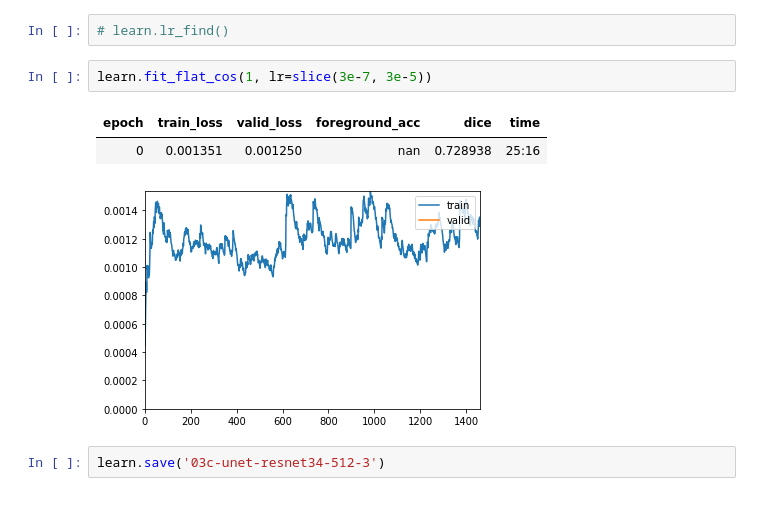
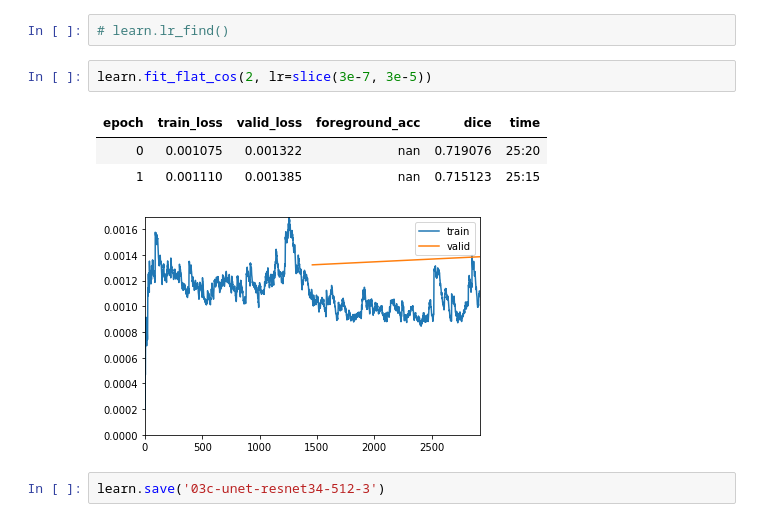
Before and after one commit to mrkcmd/bualabs, a Jupyter notebook: nbs/03c_image_segmentation_siim_acr_pneumothorax_fastai2.ipynb, the cells around one changed output. Cells and saved outputs as stored; diff of their text form.

```diff
--- a/nbs/03c_image_segmentation_siim_acr_pneumothorax_fastai2.ipynb
+++ b/nbs/03c_image_segmentation_siim_acr_pneumothorax_fastai2.ipynb
@@ -739,11 +739,12 @@ learn.unfreeze()
 # %%
 # learn.lr_find()
 # %%
-learn.fit_flat_cos(1, lr=slice(3e-7, 3e-5))
+learn.fit_flat_cos(2, lr=slice(3e-7, 3e-5))
 # %% [output]
 | epoch | train_loss | valid_loss | foreground_acc | dice | time |
-| 0 | 0.001351 | 0.001250 | nan | 0.728938 | 25:16 |
+| 0 | 0.001075 | 0.001322 | nan | 0.719076 | 25:20 |
+| 1 | 0.001110 | 0.001385 | nan | 0.715123 | 25:15 |
-[figure, old version]
+[figure, new version]
 # %%
 learn.save('03c-unet-resnet34-512-3')
 # %%
```
Also changed, not shown: parts of 14 cells of this notebook.
